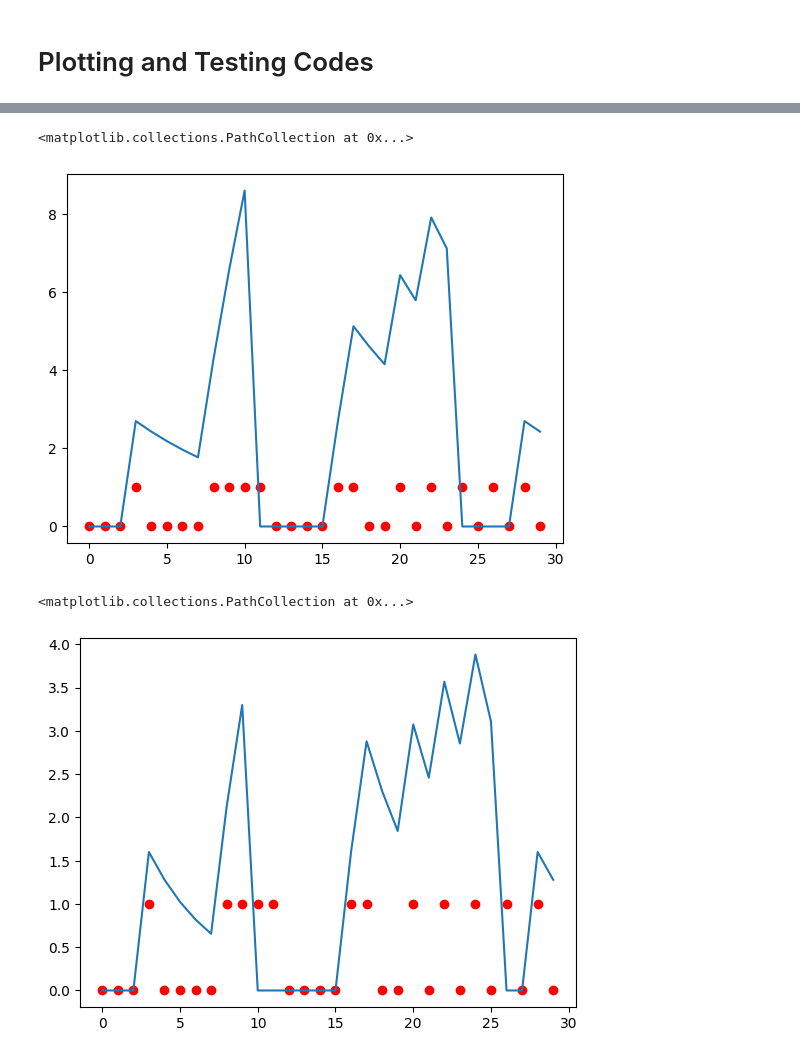
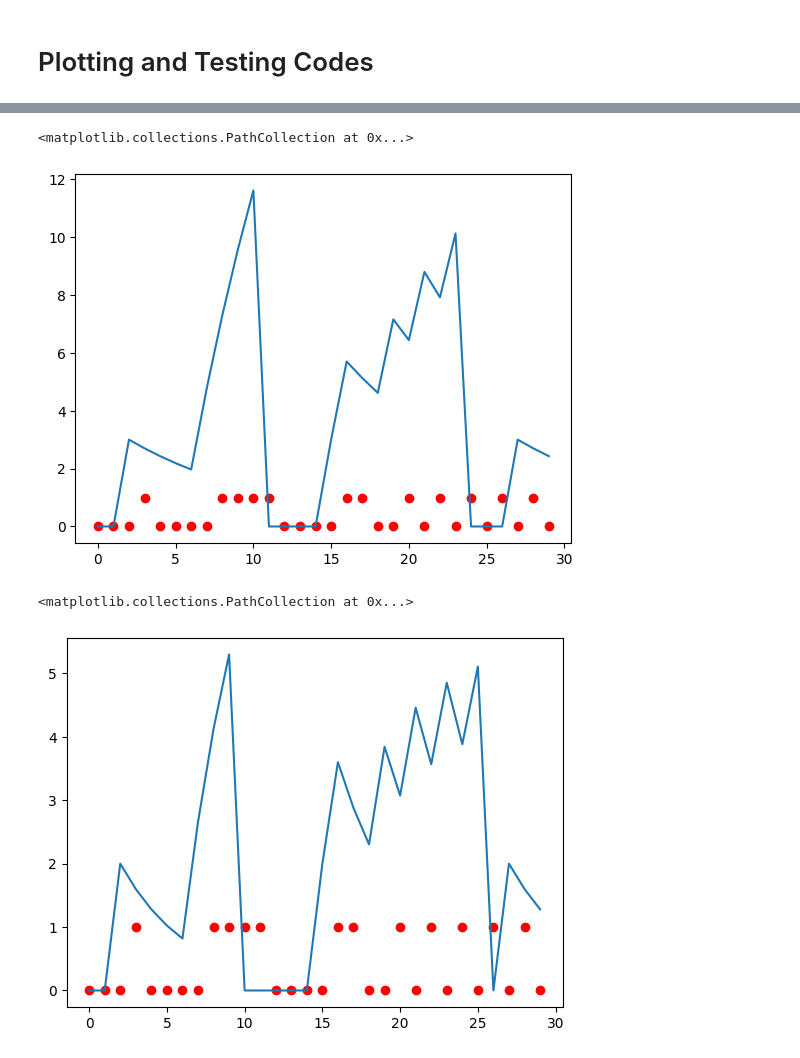
Before and after one commit to kadgitub7/LIF-based-SNN-on-FPGA, a Jupyter notebook: SNN.ipynb, the cells around one changed output, grey strips where cells are left out. Cells and saved outputs as stored; diff of their text form; code cells hidden in the pictures.

```diff
--- a/SNN.ipynb
+++ b/SNN.ipynb
@@ -57,4 +57,4 @@ class Spike_Layer():
 
     def signal_prop(self, input_v):
         for i in range(len(self.neuron_list)):
-            self.neuron_list[i].accumulate(np.array([input_v[0][i]]))
+            self.neuron_list[i].accumulate(np.array([input_v[0]]))
@@ -79,7 +93,7 @@ input3 = [0, 0, 1, 0, 1, 0, 1, 0, 0, 0, 0, 1, 1, 0, 1, 0, 1, 0, 0, 0, 0, 0, 0, 0
 
 potentials = []
 for i in range(len(input1)):
-    n1.accumulate(np.array([input1[i], input2[i], input3[i]]))
+    n1.accumulate(np.array([[input1[i], input2[i], input3[i]]]))
     potentials.append(n1.potential)
 
 x_s = np.arange(0,len(potentials), 1)
@@ -99,8 +113,7 @@ decay_c = [0.1, 0.2, 0.05]
 fire_thresh = [10, 5, 6]
 cooldown_thresh = [2, 1, 3]
 
-input1 = [[0,0,0], [0,0,0], [0,0,0], [1,1,1], [0,0,0], [0,0,0], [0,0,0], [0,0,0], [1,1,1], [1,1,1], [1,1,1], [1,1,1], [0,0,0], [0,0,0], [0,0,0], [0,0,0], [1,1,1], [1,1,1], [0,0,0], [0,0,0], [1,1,1], [0,0,0], [1,1,1], [0,0,0], [1,1,1],[0,0,0], [1,1,1], [0,0,0], [1,1,1], [0,0,0]]
-
+input1 = [0, 0, 0, 1, 0, 0, 0, 0, 1, 1, 1, 1, 0, 0, 0, 0, 1, 1, 0, 0, 1, 0, 1, 0, 1,0, 1, 0, 1, 0]
 l1 = Spike_Layer(3, weights, decay_c, fire_thresh, cooldown_thresh)
 l1.initialize_neurons()
 
@@ -109,7 +122,7 @@ potentials_2 = []
 potentials_3 = []
 
 for i in range(len(input1)):
-    l1.signal_prop(np.array([input1[i]]))
+    l1.signal_prop(np.array([[input1[i]]]))
     potentials_1.append(l1.neuron_list[0].potential)
     potentials_2.append(l1.neuron_list[1].potential)
     potentials_3.append(l1.neuron_list[2].potential)
@@ -120,20 +133,20 @@ x_s = np.arange(0,len(potentials_1), 1)
 plt.plot(x_s, potentials_1)
 input_plt_1 = []
 for i in range(len(input1)):
-    input_plt_1.append(input1[i][0])
+    input_plt_1.append(input1[i])
 plt.scatter(x_s, input_plt_1, c='red')
 # %% [output]
 <matplotlib.collections.PathCollection at 0x...>
-[figure, old version]
+[figure, new version]
 # %%
 plt.plot(x_s, potentials_2)
 input_plt_2 = []
 for i in range(len(input1)):
-    input_plt_2.append(input1[i][1])
+    input_plt_2.append(input1[i])
 plt.scatter(x_s, input_plt_2, c='red')
 # %% [output]
 <matplotlib.collections.PathCollection at 0x...>
-[figure, old version]
+[figure, new version]
 # %%
 plt.plot(x_s, potentials_3)
 input_plt_3 = []
```
Also changed, not shown: parts of 9 cells of this notebook.
